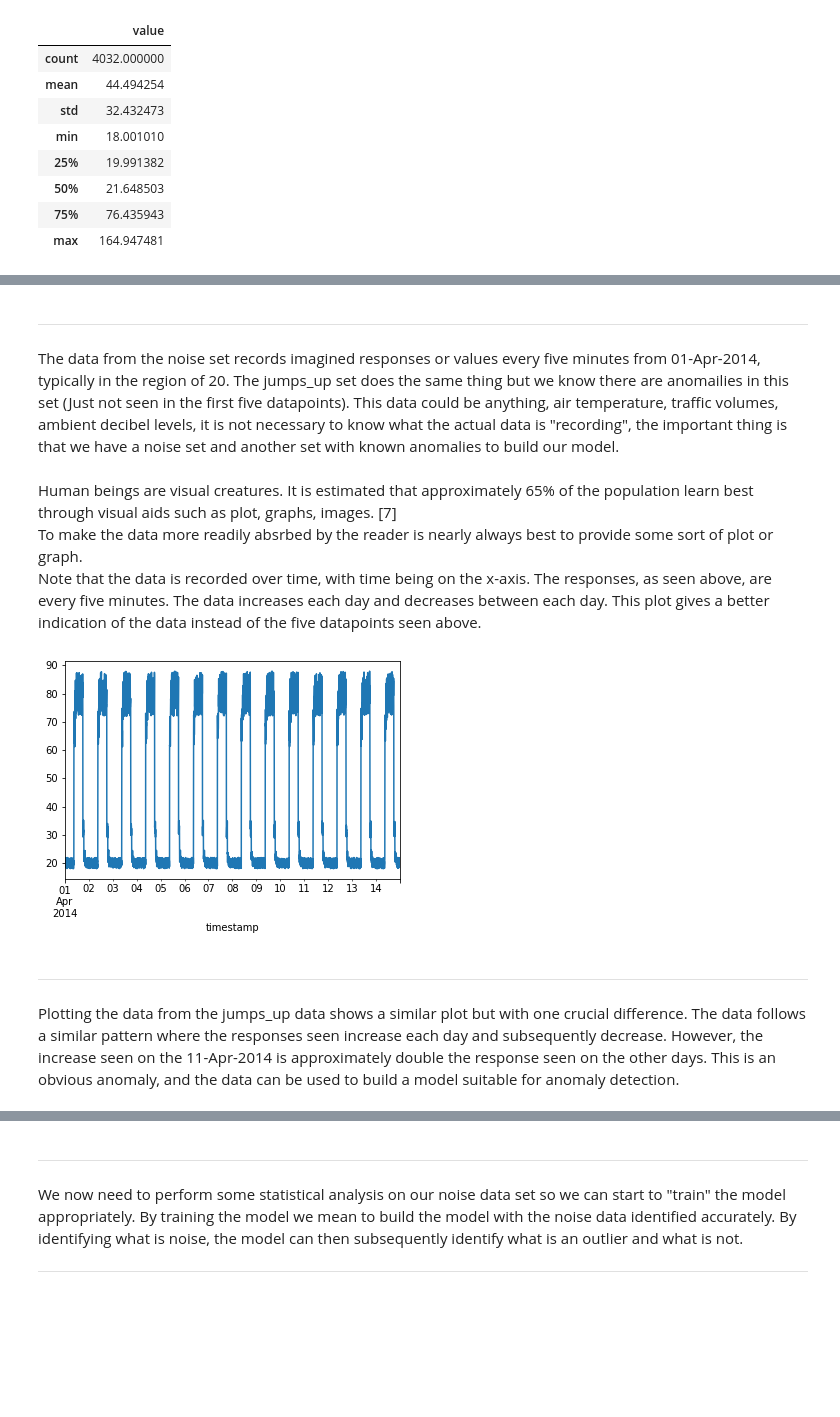
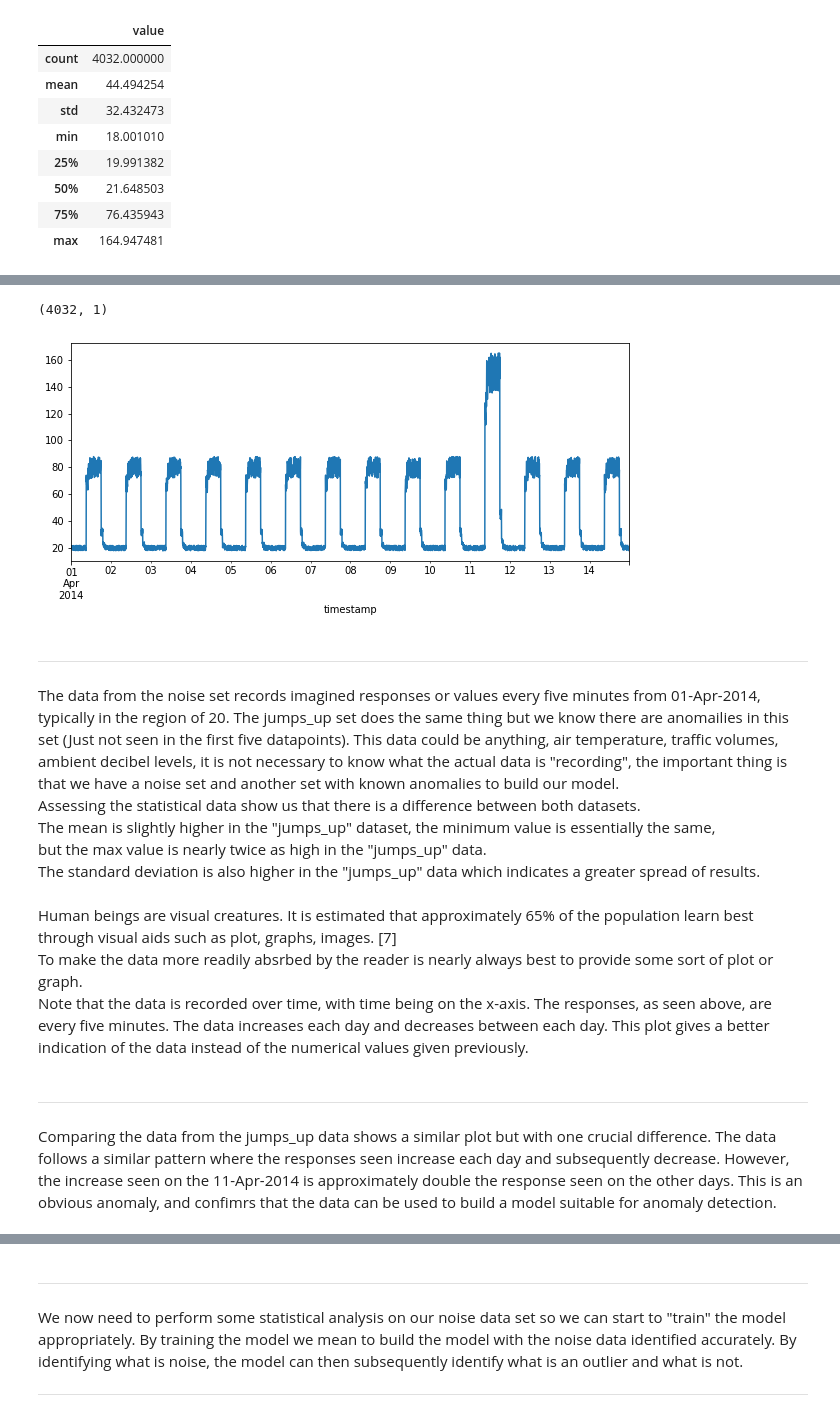
Before and after one commit to G00398275/MLS, a Jupyter notebook: Project/Keras-Project.ipynb, the cells around one changed output, grey strips where cells are left out. Cells and saved outputs as stored; diff of their text form; code cells hidden in the pictures; blank space fills up the shorter version.

```diff
--- a/Project/Keras-Project.ipynb
+++ b/Project/Keras-Project.ipynb
@@ -202,18 +166,28 @@ timestamp
+# %%
+# The shape of the dataset, also 4032 values in one dimension
+df_daily_jumpsup.shape
+# %% [output]
+(4032, 1)
+# %%
+# Create plot for visual examination
+fig, ax = plt.subplots(figsize=(10,4))
+
+# Use pandas to plot data frame.
+df_daily_jumpsup.plot(legend=False, ax=ax);
+# %% [output]
+[figure, added]
 # %% [markdown]
 ***
 The data from the noise set records imagined responses or values every five minutes from 01-Apr-2014, typically in the region of 20. The jumps_up set does the same thing but we know there are anomailies in this set (Just not seen in the first five datapoints). This data could be anything, air temperature, traffic volumes, ambient decibel levels, it is not necessary to know what the actual data is "recording", the important thing is that we have a noise set and another set with known anomalies to build our model. <br>
+Assessing the statistical data show us that there is a difference between both datasets. <br>
+The mean is slightly higher in the "jumps_up" dataset, the minimum value is essentially the same, <br>
+but the max value is nearly twice as high in the "jumps_up" data.<br>
+The standard deviation is also higher in the "jumps_up" data which indicates a greater spread of results.<br>
 # %% [markdown]
 
 Human beings are visual creatures. It is estimated that approximately 65% of the population learn best through visual aids such as plot, graphs, images. [7] <br>
 To make the data more readily absrbed by the reader is nearly always best to provide some sort of plot or graph.<br>
-Note that the data is recorded over time, with time being on the x-axis. The responses, as seen above, are every five minutes. The data increases each day and decreases between each day. This plot gives a better indication of the data instead of the five datapoints seen above. <br>
+Note that the data is recorded over time, with time being on the x-axis. The responses, as seen above, are every five minutes. The data increases each day and decreases between each day. This plot gives a better indication of the data instead of the numerical values given previously. <br>
-# %%
-# Plot of noise data
-fig, ax = plt.subplots()
-df_small_noise.plot(legend=False, ax=ax)
-plt.show()
-# %% [output]
-[figure, removed]
 # %% [markdown]
 ***
-Plotting the data from the jumps_up data shows a similar plot but with one crucial difference. The data follows a similar pattern where the responses seen increase each day and subsequently decrease. However, the increase seen on the 11-Apr-2014 is approximately double the response seen on the other days. This is an obvious anomaly, and the data can be used to build a model suitable for anomaly detection.
+Comparing the data from the jumps_up data shows a similar plot but with one crucial difference. The data follows a similar pattern where the responses seen increase each day and subsequently decrease. However, the increase seen on the 11-Apr-2014 is approximately double the response seen on the other days. This is an obvious anomaly, and confimrs that the data can be used to build a model suitable for anomaly detection.
```
Also changed, not shown: parts of 25 cells of this notebook, 1 other file.
